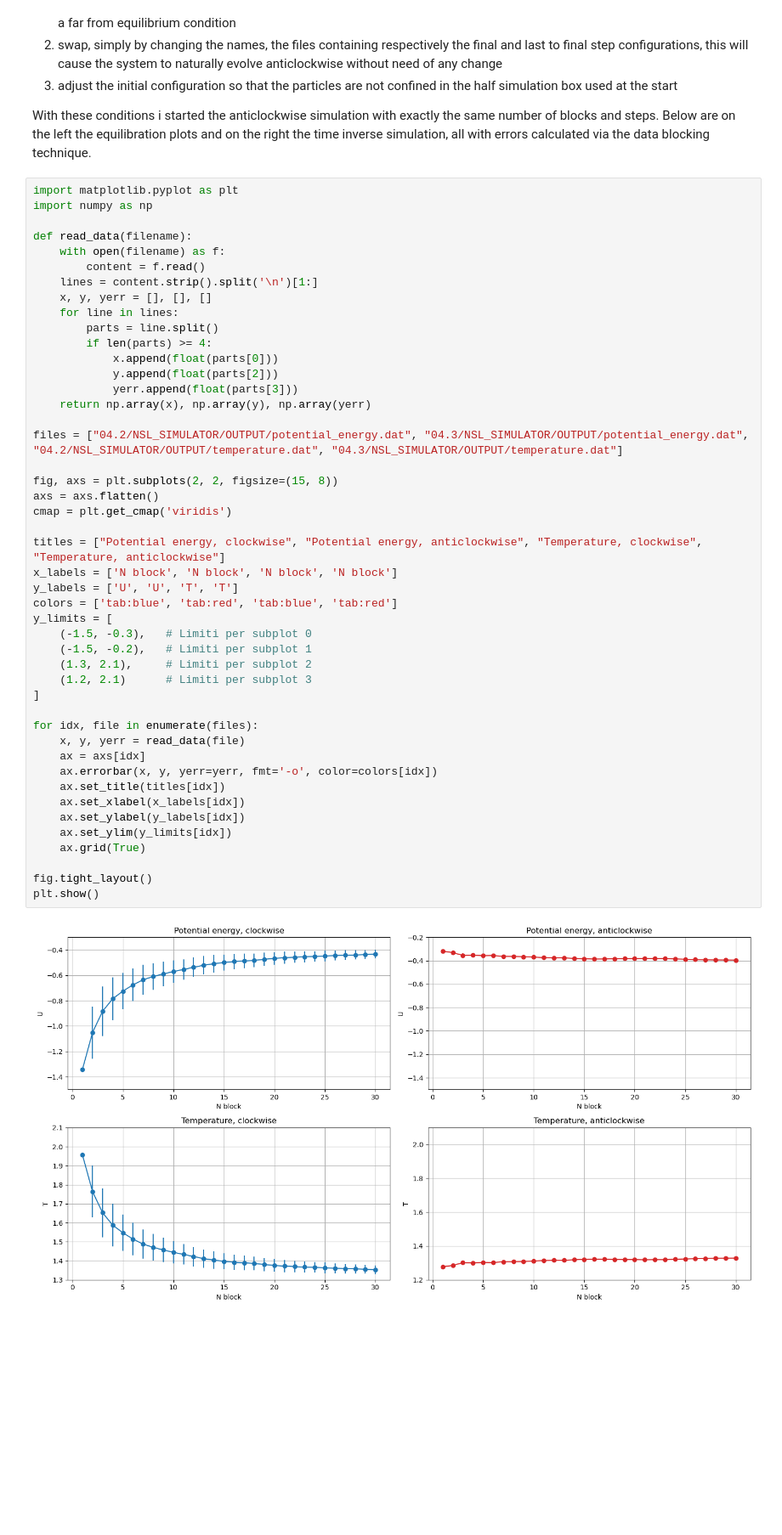
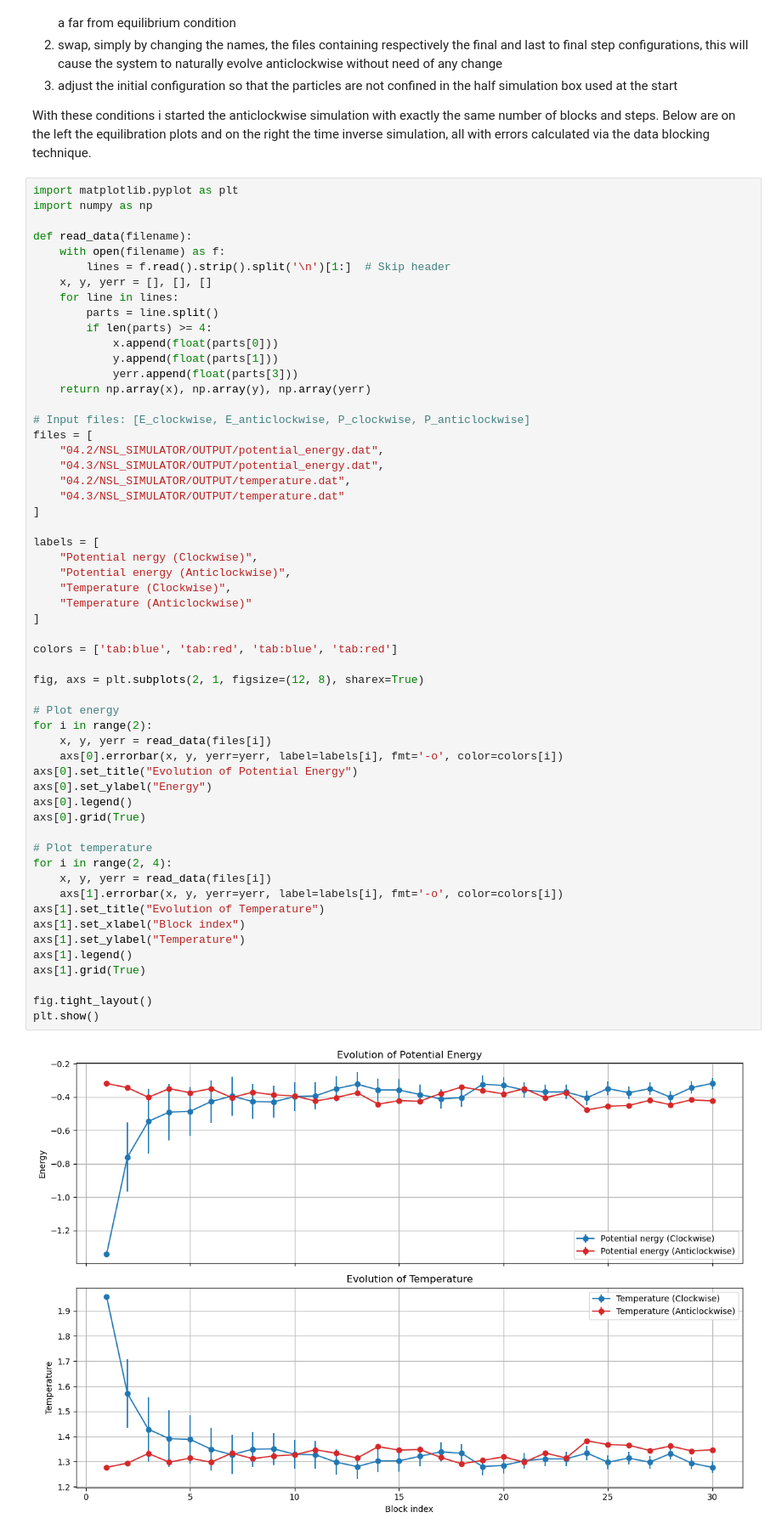
Before and after one commit to mattianasi/Numerical_simulation_laboratory, a Jupyter notebook: Lezione 4/Ex4.ipynb, the cells around one changed output. Shown at 85% size. Cells and saved outputs as stored; diff of their text form; blank space fills up the shorter version.

```diff
--- a/Lezione 4/Ex4.ipynb
+++ b/Lezione 4/Ex4.ipynb
@@ -96,49 +96,59 @@ Below are on the left the equilibration plots and on the right the time inverse
 # %%
 import matplotlib.pyplot as plt
 import numpy as np
 
 def read_data(filename):
     with open(filename) as f:
-        content = f.read()
-    lines = content.strip().split('\n')[1:]
+        lines = f.read().strip().split('\n')[1:]  # Skip header
     x, y, yerr = [], [], []
     for line in lines:
         parts = line.split()
         if len(parts) >= 4:
             x.append(float(parts[0]))
-            y.append(float(parts[2]))
+            y.append(float(parts[1]))
             yerr.append(float(parts[3]))
     return np.array(x), np.array(y), np.array(yerr)
 
-files = ["04.2/NSL_SIMULATOR/OUTPUT/potential_energy.dat", "04.3/NSL_SIMULATOR/OUTPUT/potential_energy.dat", "04.2/NSL_SIMULATOR/OUTPUT/temperature.dat", "04.3/NSL_SIMULATOR/OUTPUT/temperature.dat"]
-
-fig, axs = plt.subplots(2, 2, figsize=(15, 8))
-axs = axs.flatten()
-cmap = plt.get_cmap('viridis')
-
-titles = ["Potential energy, clockwise", "Potential energy, anticlockwise", "Temperature, clockwise", "Temperature, anticlockwise"]
-x_labels = ['N block', 'N block', 'N block', 'N block']
-y_labels = ['U', 'U', 'T', 'T']
-colors = ['tab:blue', 'tab:red', 'tab:blue', 'tab:red']
-y_limits = [
-    (-1.5, -0.3),   # Limiti per subplot 0
-    (-1.5, -0.2),   # Limiti per subplot 1
-    (1.3, 2.1),     # Limiti per subplot 2
-    (1.2, 2.1)      # Limiti per subplot 3
+# Input files: [E_clockwise, E_anticlockwise, P_clockwise, P_anticlockwise]
+files = [
+    "04.2/NSL_SIMULATOR/OUTPUT/potential_energy.dat",
+    "04.3/NSL_SIMULATOR/OUTPUT/potential_energy.dat",
+    "04.2/NSL_SIMULATOR/OUTPUT/temperature.dat",
+    "04.3/NSL_SIMULATOR/OUTPUT/temperature.dat"
 ]
 
-for idx, file in enumerate(files):
-    x, y, yerr = read_data(file)
-    ax = axs[idx]
-    ax.errorbar(x, y, yerr=yerr, fmt='-o', color=colors[idx])
-    ax.set_title(titles[idx])
-    ax.set_xlabel(x_labels[idx])
-    ax.set_ylabel(y_labels[idx])
-    ax.set_ylim(y_limits[idx])
-    ax.grid(True)
+labels = [
+    "Potential nergy (Clockwise)",
+    "Potential energy (Anticlockwise)",
+    "Temperature (Clockwise)",
+    "Temperature (Anticlockwise)"
+]
+
+colors = ['tab:blue', 'tab:red', 'tab:blue', 'tab:red']
+
+fig, axs = plt.subplots(2, 1, figsize=(12, 8), sharex=True)
+
+# Plot energy
+for i in range(2):
+    x, y, yerr = read_data(files[i])
+    axs[0].errorbar(x, y, yerr=yerr, label=labels[i], fmt='-o', color=colors[i])
+axs[0].set_title("Evolution of Potential Energy")
+axs[0].set_ylabel("Energy")
+axs[0].legend()
+axs[0].grid(True)
+
+# Plot temperature
+for i in range(2, 4):
+    x, y, yerr = read_data(files[i])
+    axs[1].errorbar(x, y, yerr=yerr, label=labels[i], fmt='-o', color=colors[i])
+axs[1].set_title("Evolution of Temperature")
+axs[1].set_xlabel("Block index")
+axs[1].set_ylabel("Temperature")
+axs[1].legend()
+axs[1].grid(True)
 
 fig.tight_layout()
 plt.show()
 # %% [output]
-[figure, old version]
+[figure, new version]
 # %% [markdown]
```
Also changed, not shown: parts of 1 cell of this notebook.
